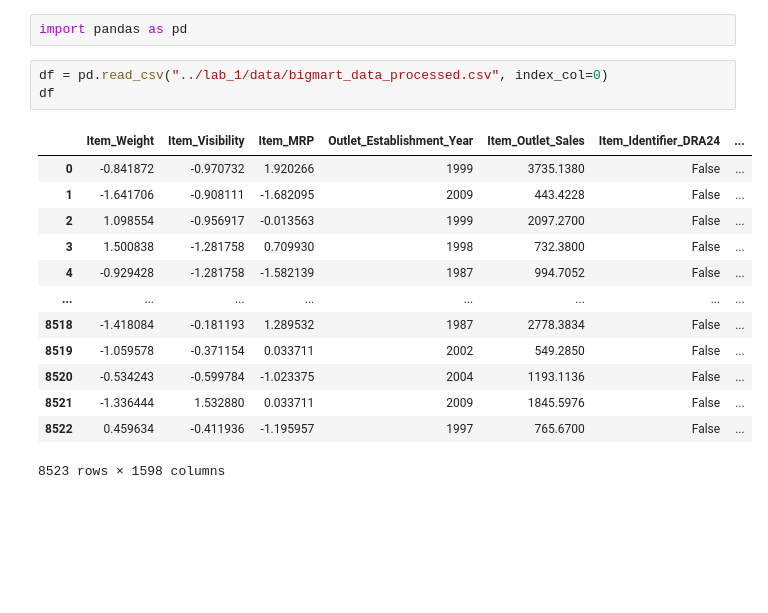
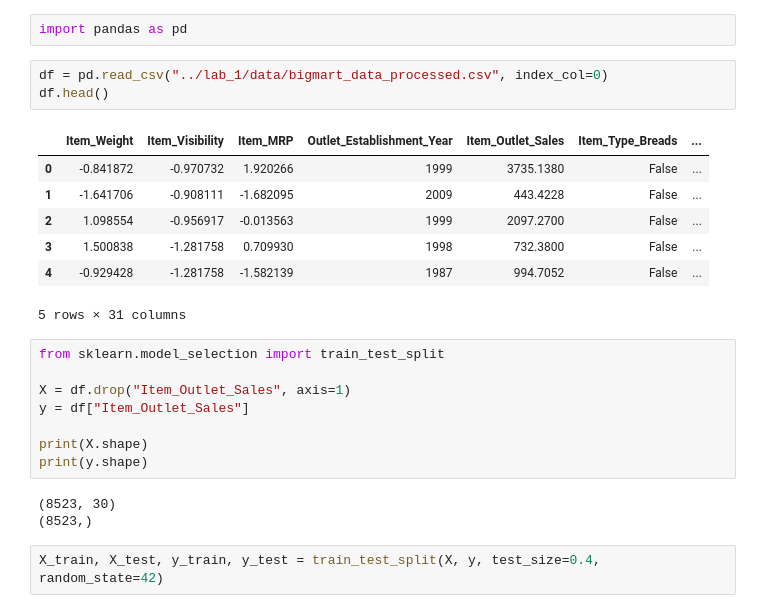
Before and after one commit to panlaniewski/AI-ML-labs, a Jupyter notebook: lab_2/lab_2.ipynb, the cells around one changed output. Cells and saved outputs as stored; diff of their text form; blank space fills up the shorter version.

```diff
--- a/lab_2/lab_2.ipynb
+++ b/lab_2/lab_2.ipynb
@@ -5,18 +5,25 @@
 import pandas as pd
 # %%
 df = pd.read_csv("../lab_1/data/bigmart_data_processed.csv", index_col=0)
-df
+df.head()
 # %% [output]
-|  | Item_Weight | Item_Visibility | Item_MRP | Outlet_Establishment_Year | Item_Outlet_Sales | Item_Identifier_DRA24 | ... |
+|  | Item_Weight | Item_Visibility | Item_MRP | Outlet_Establishment_Year | Item_Outlet_Sales | Item_Type_Breads | ... |
 | 0 | -0.841872 | -0.970732 | 1.920266 | 1999 | 3735.1380 | False | ... |
 | 1 | -1.641706 | -0.908111 | -1.682095 | 2009 | 443.4228 | False | ... |
 | 2 | 1.098554 | -0.956917 | -0.013563 | 1999 | 2097.2700 | False | ... |
 | 3 | 1.500838 | -1.281758 | 0.709930 | 1998 | 732.3800 | False | ... |
 | 4 | -0.929428 | -1.281758 | -1.582139 | 1987 | 994.7052 | False | ... |
-| ... | ... | ... | ... | ... | ... | ... | ... |
-| 8518 | -1.418084 | -0.181193 | 1.289532 | 1987 | 2778.3834 | False | ... |
-| 8519 | -1.059578 | -0.371154 | 0.033711 | 2002 | 549.2850 | False | ... |
-| 8520 | -0.534243 | -0.599784 | -1.023375 | 2004 | 1193.1136 | False | ... |
-| 8521 | -1.336444 | 1.532880 | 0.033711 | 2009 | 1845.5976 | False | ... |
-| 8522 | 0.459634 | -0.411936 | -1.195957 | 1997 | 765.6700 | False | ... |
-8523 rows × 1598 columns
+5 rows × 31 columns
+# %%
+from sklearn.model_selection import train_test_split
+
+X = df.drop("Item_Outlet_Sales", axis=1)
+y = df["Item_Outlet_Sales"]
+
+print(X.shape)
+print(y.shape)
+# %% [output]
+(8523, 30)
+(8523,)
+# %%
+X_train, X_test, y_train, y_test = train_test_split(X, y, test_size=0.4, random_state=42)
```
Also changed, not shown: parts of 3 cells of this notebook, 6 other files.
